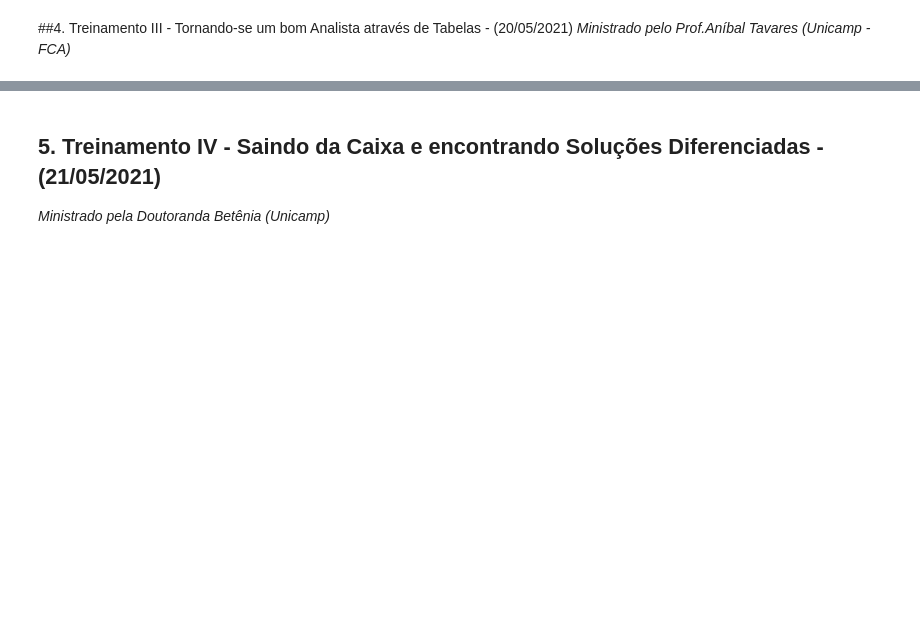
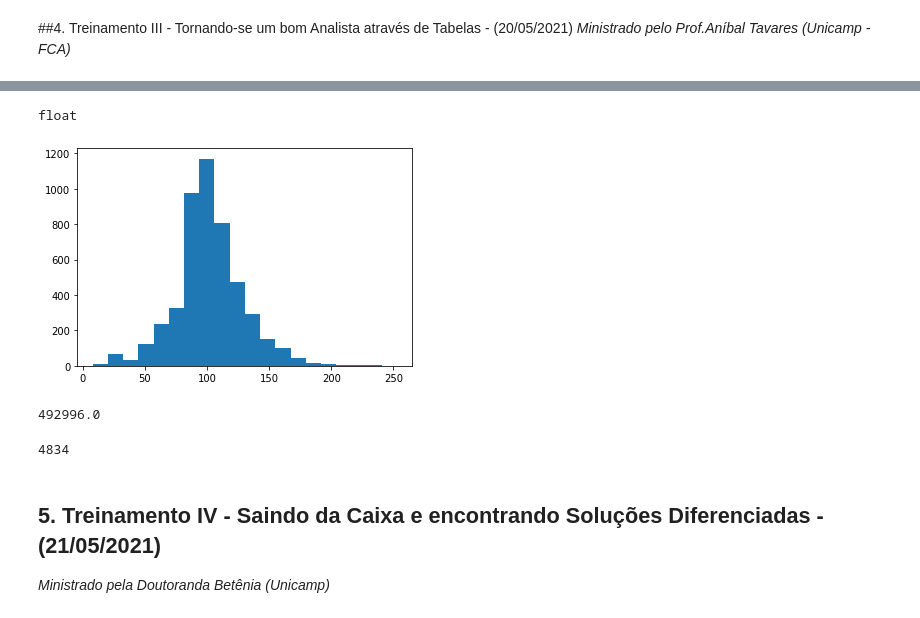
Before and after one commit to m-eicardi/MTEch-2021, a Jupyter notebook: MTEch_MSE.ipynb, the cells around one changed output, grey strips where cells are left out. Saved outputs shown, nothing was run; the diff lists cells and outputs as text; code cells hidden in the pictures; blank space fills up the shorter version.

```diff
--- a/MTEch_MSE.ipynb
+++ b/MTEch_MSE.ipynb
@@ -622,0 +770,5 @@ plot = paises[0:15].plot.pie(y=paises.value_counts(), figsize=(12,8))
+# %%
+#alterando conteúdo da coluna
+netflix_df['duration'] = netflix_df['duration'].replace('min', '', regex=True)
+
+netflix_df['duration']
@@ -622,0 +788,4 @@ plot = paises[0:15].plot.pie(y=paises.value_counts(), figsize=(12,8))
+# %%
+index = netflix_df.index[~netflix_df['duration'].str.contains('Season')]
+index = index.to_list()
+index
@@ -623,3 +825,29 @@ plot = paises[0:15].plot.pie(y=paises.value_counts(), figsize=(12,8))
+# %%
+#transformando a string
+netflix_df.loc[index, 'duration'] = netflix_df.loc[index, 'duration'].astype('float64')
+
+type(netflix_df.loc[1, 'duration'])
+# %% [output]
+float
+# %%
+#salvar uma cópia (nãoa alterando o valor original)
+data = netflix_df.loc[index, 'duration'].copy()
+
+plt.hist(data, bins=20)
+
+plt.show()
+# %% [output]
+[figure, added]
+# %%
+#total de minutos
+sum(data)
+# %% [output]
+492996.0
+# %%
+#tamanho dos dados (len)
+len(data)
+# %% [output]
+4834
 # %% [markdown]
 ## 5. Treinamento IV - Saindo da Caixa e encontrando Soluções Diferenciadas - (21/05/2021)
 *Ministrado pela Doutoranda Betênia (Unicamp)*
```
Also changed, not shown: parts of 39 cells of this notebook.
